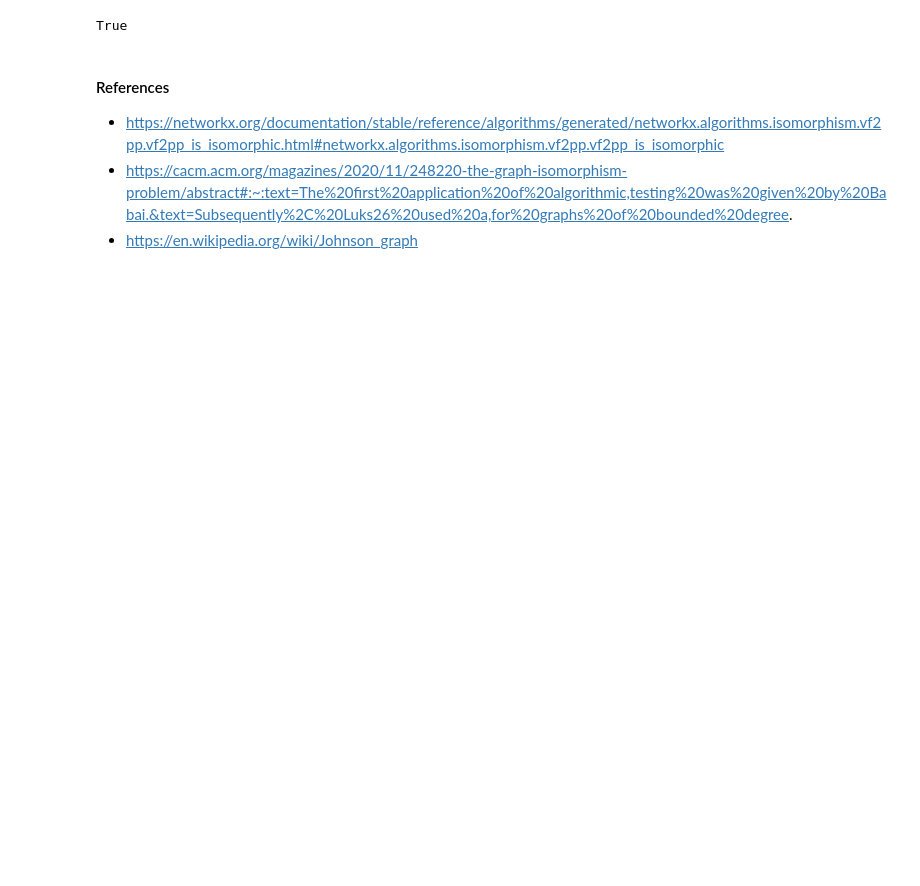
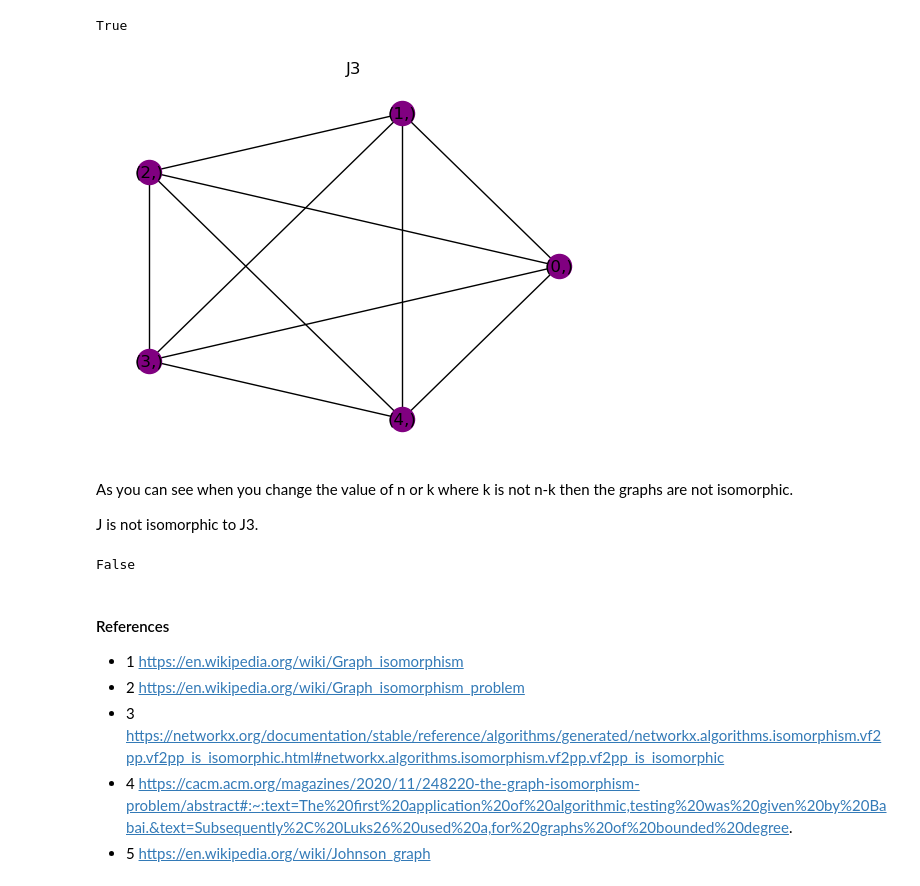
Before and after one commit to RoseDownes/Graph_Theory_Project, a Jupyter notebook: graph_isomorphism.ipynb, the cells around one changed output. Cells and saved outputs as stored; diff of their text form; code cells hidden in the pictures; blank space fills up the shorter version.

```diff
--- a/graph_isomorphism.ipynb
+++ b/graph_isomorphism.ipynb
@@ -236,8 +245,27 @@ nx.draw_circular(J2, with_labels=True)
 nx.is_isomorphic(J, J2)
 # %% [output]
 True
+# %%
+n = 5
+k = 1
+J3 = johnson_graph(n, k)
+plt.title("J3")
+nx.draw_circular(J3, with_labels=True, node_color="purple")
+# %% [output]
+[figure, added]
+# %% [markdown]
+As you can see when you change the value of n or k where k is not n-k then the graphs are not isomorphic.
+
+J is not isomorphic to J3.
+# %%
+nx.is_isomorphic(J, J3)
+# %% [output]
+False
 # %% [markdown]
 #### References
-- https://networkx.org/documentation/stable/reference/algorithms/generated/networkx.algorithms.isomorphism.vf2pp.vf2pp_is_isomorphic.html#networkx.algorithms.isomorphism.vf2pp.vf2pp_is_isomorphic
-- https://cacm.acm.org/magazines/2020/11/248220-the-graph-isomorphism-problem/abstract#:~:text=The%20first%20application%20of%20algorithmic,testing%20was%20given%20by%20Babai.&text=Subsequently%2C%20Luks26%20used%20a,for%20graphs%20of%20bounded%20degree.
-- https://en.wikipedia.org/wiki/Johnson_graph
+
+- 1 https://en.wikipedia.org/wiki/Graph_isomorphism
+- 2 https://en.wikipedia.org/wiki/Graph_isomorphism_problem
+- 3 https://networkx.org/documentation/stable/reference/algorithms/generated/networkx.algorithms.isomorphism.vf2pp.vf2pp_is_isomorphic.html#networkx.algorithms.isomorphism.vf2pp.vf2pp_is_isomorphic
+- 4 https://cacm.acm.org/magazines/2020/11/248220-the-graph-isomorphism-problem/abstract#:~:text=The%20first%20application%20of%20algorithmic,testing%20was%20given%20by%20Babai.&text=Subsequently%2C%20Luks26%20used%20a,for%20graphs%20of%20bounded%20degree.
+- 5 https://en.wikipedia.org/wiki/Johnson_graph
```
Also changed, not shown: parts of 12 cells of this notebook.
